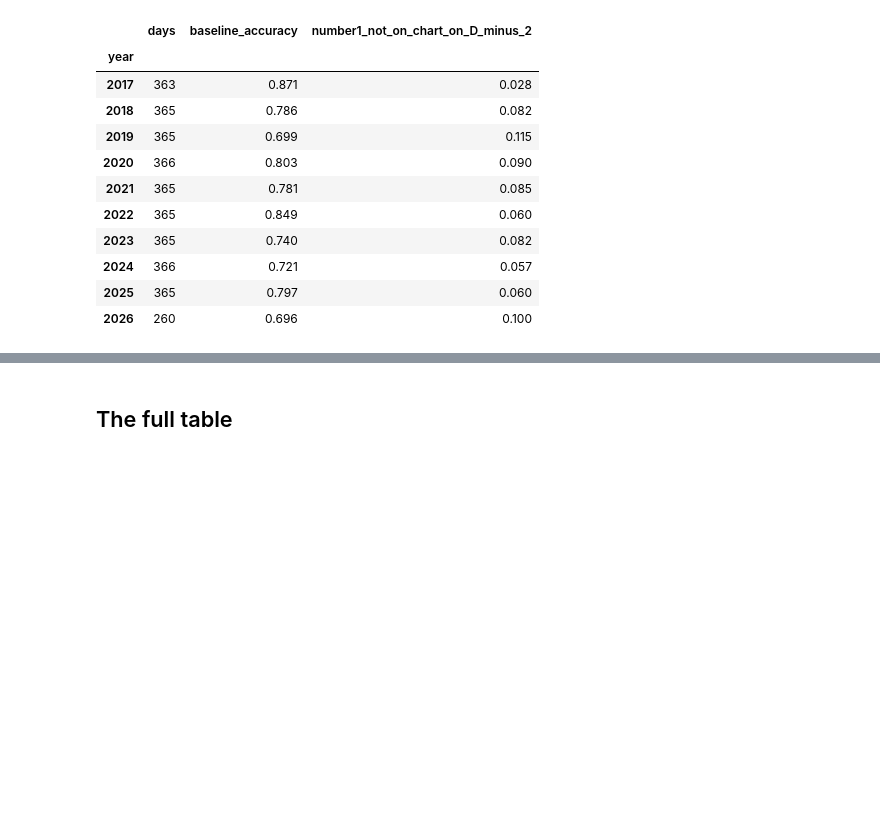
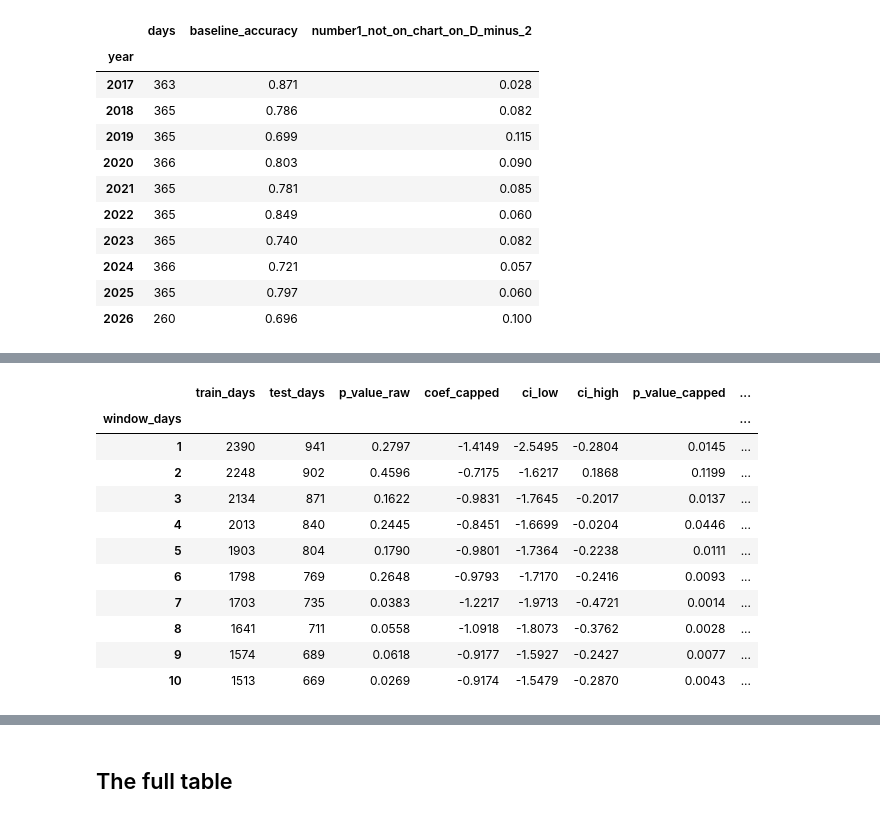
Before and after one commit to sdevarajan2006/spotify-chart-markov-chain, a Jupyter notebook: notebooks/number1_source_distribution.ipynb, the cells around one changed output, grey strips where cells are left out. Saved outputs shown, nothing was run; the diff lists cells and outputs as text; code cells hidden in the pictures; blank space fills up the shorter version.

```diff
--- a/notebooks/number1_source_distribution.ipynb
+++ b/notebooks/number1_source_distribution.ipynb
@@ -363,0 +483,62 @@ by_year.round(3)
+# %%
+import statsmodels.api as sm
+
+S_lin = d.set_index(["chart_date", "lineage"])["streams"]
+S_uri = (d.sort_values("rank").drop_duplicates(["chart_date", "track_uri"])
+          .set_index(["chart_date", "track_uri"])["streams"])
+
+def streams_k_days_ago(rows, k):
+    t = rows["chart_date"] - pd.Timedelta(days=k)
+    a = S_lin.reindex(pd.MultiIndex.from_arrays([t, rows["lineage"]])).values
+    b = S_uri.reindex(pd.MultiIndex.from_arrays([t, rows["track_uri"]])).values
+    return pd.Series(np.where(np.isnan(a), b, a), index=rows.index)
+
+first = d[d["rank"] == 1].set_index("chart_date", drop=False)
+second = d[d["rank"] == 2].set_index("chart_date", drop=False)
+gap = pd.DataFrame({"song1": first["lineage"]})
+for k in range(1, 11):
+    growth1 = np.log(first["streams"] / streams_k_days_ago(first, k))
+    growth2 = np.log(second["streams"] / streams_k_days_ago(second, k))
+    gap[f"g{k}"] = growth2 - growth1               # positive = #2 gaining on #1 over the last k days
+
+p2 = p1.join(gap, on="t0")
+train2 = p2[p2["chart_date"] < "2024-01-01"]
+test2 = p2[p2["chart_date"] >= "2024-01-01"]
+
+def fit_logit(data, cols):
+    return sm.Logit(data["hold"], sm.add_constant(data[cols])).fit(
+        disp=0, cov_type="cluster", cov_kwds={"groups": data["song1"]})
+
+def test_log_loss(model, data, cols):
+    return log_loss(data["hold"], model.predict(sm.add_constant(data[cols], has_constant="add")))
+
+rows = []
+for k in range(1, 11):
+    g = f"g{k}"
+    tr = train2.dropna(subset=[g]).copy(); tr["g_capped"] = tr[g].clip(-0.5, 0.5)
+    te = test2.dropna(subset=[g]).copy(); te["g_capped"] = te[g].clip(-0.5, 0.5)
+    raw = fit_logit(tr, ["log_lead", g])
+    cap = fit_logit(tr, ["log_lead", "g_capped"])
+    base = fit_logit(tr, ["log_lead"])
+    lo, hi = cap.conf_int().loc["g_capped"]
+    rows.append({"window_days": k, "train_days": len(tr), "test_days": len(te),
+                 "p_value_raw": raw.pvalues[g],
+                 "coef_capped": cap.params["g_capped"], "ci_low": lo, "ci_high": hi, "p_value_capped": cap.pvalues["g_capped"],
+                 "test_log_loss_with_gap": test_log_loss(cap, te, ["log_lead", "g_capped"]),
+                 "test_log_loss_lead_only": test_log_loss(base, te, ["log_lead"])})
+momentum = pd.DataFrame(rows).set_index("window_days")
+momentum["test_change"] = momentum["test_log_loss_with_gap"] - momentum["test_log_loss_lead_only"]
+momentum.round(4)
+# %% [output]
+|  | train_days | test_days | p_value_raw | coef_capped | ci_low | ci_high | p_value_capped | ... |
+| window_days |  |  |  |  |  |  |  | ... |
+| 1 | 2390 | 941 | 0.2797 | -1.4149 | -2.5495 | -0.2804 | 0.0145 | ... |
+| 2 | 2248 | 902 | 0.4596 | -0.7175 | -1.6217 | 0.1868 | 0.1199 | ... |
+| 3 | 2134 | 871 | 0.1622 | -0.9831 | -1.7645 | -0.2017 | 0.0137 | ... |
+| 4 | 2013 | 840 | 0.2445 | -0.8451 | -1.6699 | -0.0204 | 0.0446 | ... |
+| 5 | 1903 | 804 | 0.1790 | -0.9801 | -1.7364 | -0.2238 | 0.0111 | ... |
+| 6 | 1798 | 769 | 0.2648 | -0.9793 | -1.7170 | -0.2416 | 0.0093 | ... |
+| 7 | 1703 | 735 | 0.0383 | -1.2217 | -1.9713 | -0.4721 | 0.0014 | ... |
+| 8 | 1641 | 711 | 0.0558 | -1.0918 | -1.8073 | -0.3762 | 0.0028 | ... |
+| 9 | 1574 | 689 | 0.0618 | -0.9177 | -1.5927 | -0.2427 | 0.0077 | ... |
+| 10 | 1513 | 669 | 0.0269 | -0.9174 | -1.5479 | -0.2870 | 0.0043 | ... |
```
Also changed, not shown: parts of 16 cells of this notebook, 1 other file.
